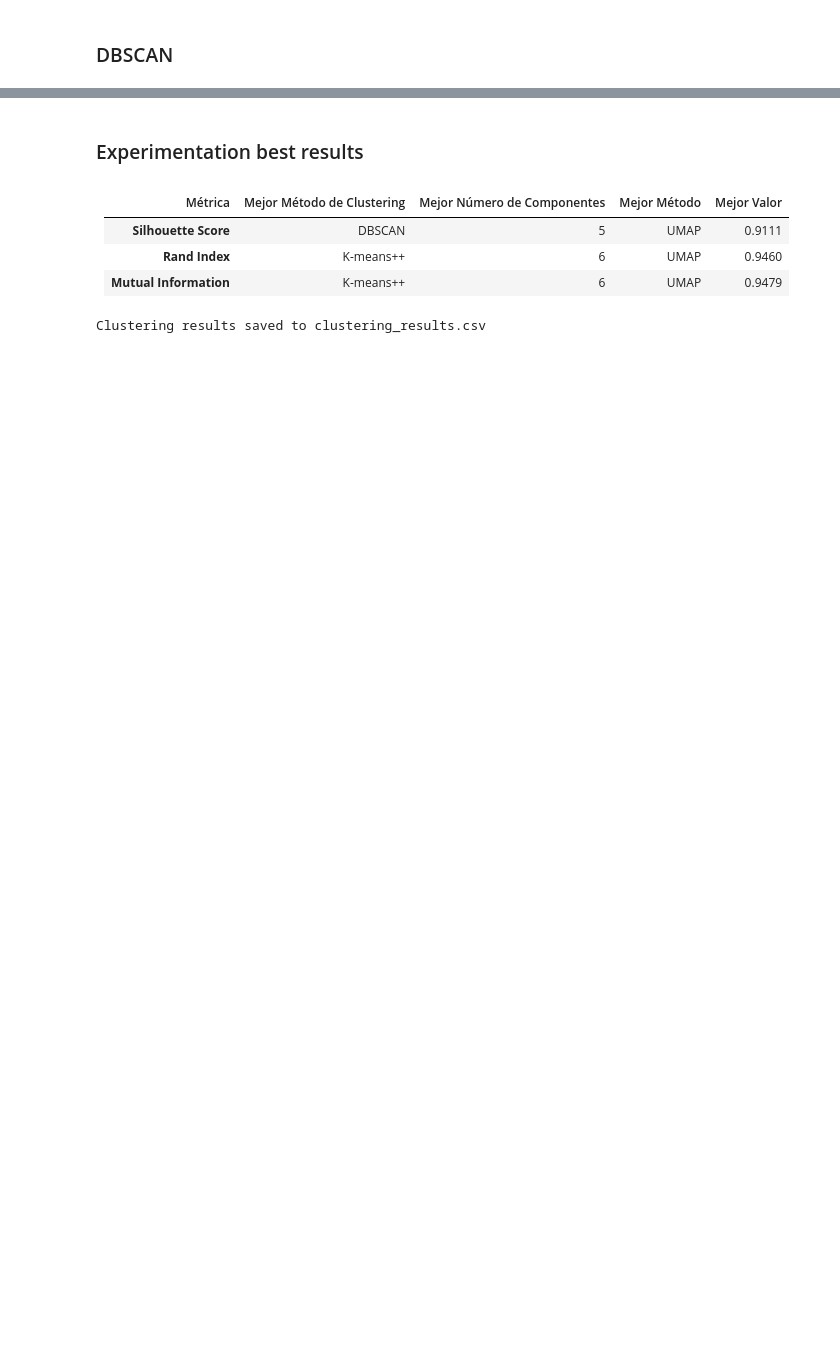
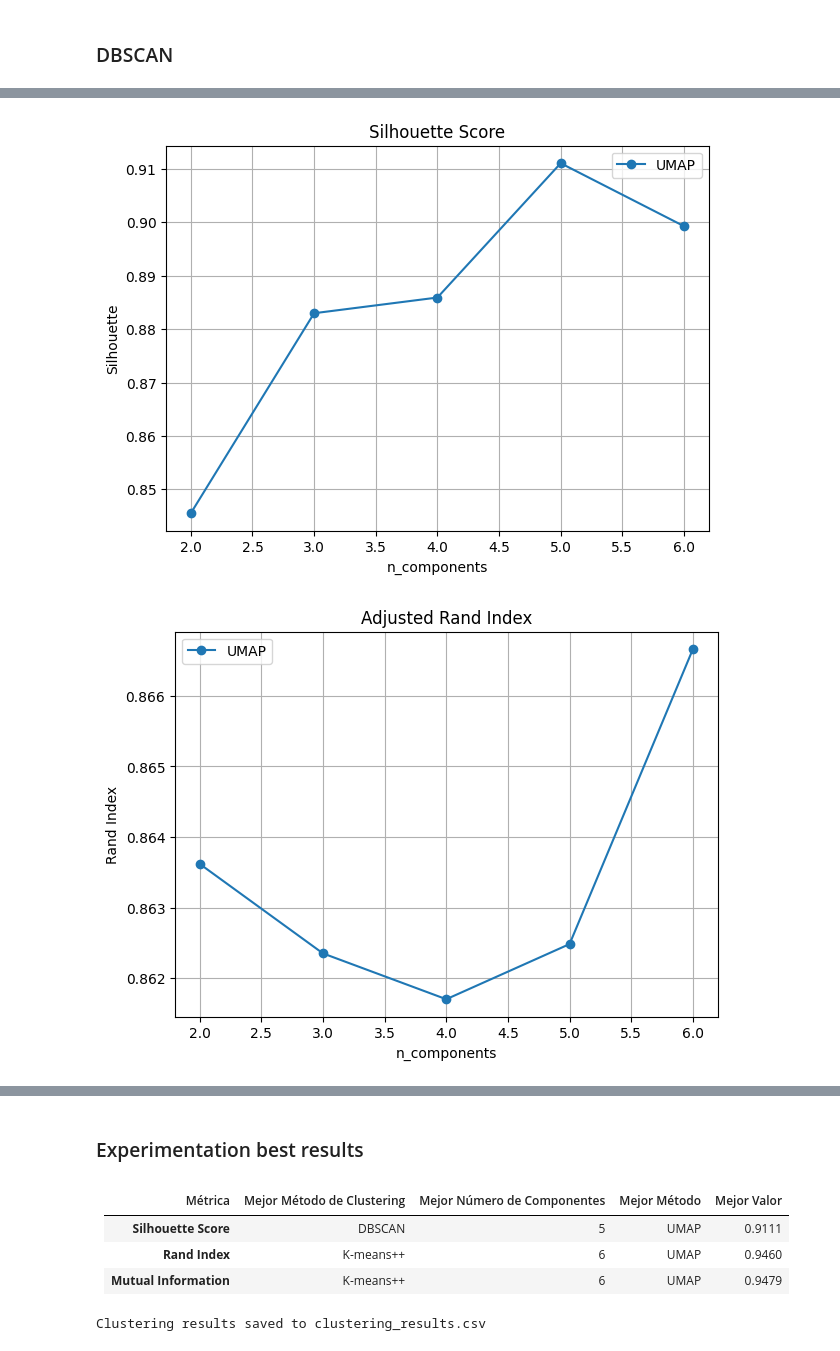
Before and after one commit to panchomb/Clustering_P2, a Jupyter notebook: clustering.ipynb, the cells around one changed output, grey strips where cells are left out. Saved outputs shown, nothing was run; the diff lists cells and outputs as text; code cells hidden in the pictures; blank space fills up the shorter version.

```diff
--- a/clustering.ipynb
+++ b/clustering.ipynb
@@ -418,0 +481,26 @@ KeyboardInterrupt:
+# %%
+import matplotlib.pyplot as plt
+
+umap_results = results['umap']
+
+# Metrics and titles
+metrics = ['silhouette', 'rand_index', 'mutual_info']
+titles = ['Silhouette Score', 'Adjusted Rand Index', 'Normalized Mutual Information Score']
+
+# Function to plot UMAP metrics
+def plot_umap_metric(metric, title):
+    plt.figure(figsize=(7, 5))
+    plt.plot(umap_results['n_components'], umap_results[metric], marker='o', label='UMAP')
+    plt.title(title)
+    plt.xlabel('n_components')
+    plt.ylabel(metric.replace('_', ' ').title())
+    plt.legend()
+    plt.grid(True)
+    plt.show()
+
+# Generate plots
+for metric, title in zip(metrics, titles):
+    plot_umap_metric(metric, title)
+# %% [output]
+[figure, added]
+[figure, added]
```
Also changed, not shown: parts of 9 cells of this notebook, 1 other file.
